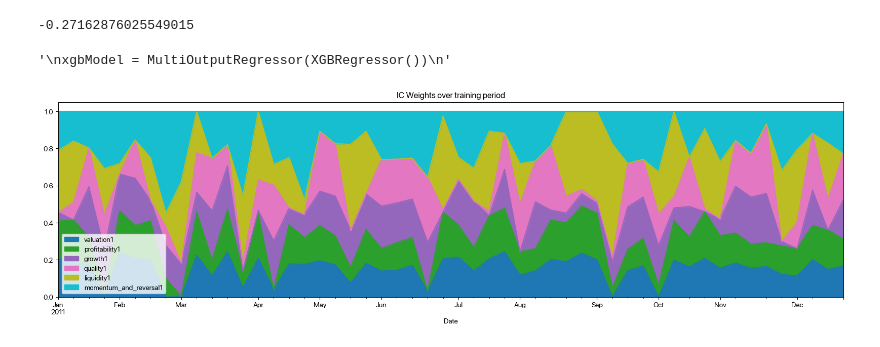
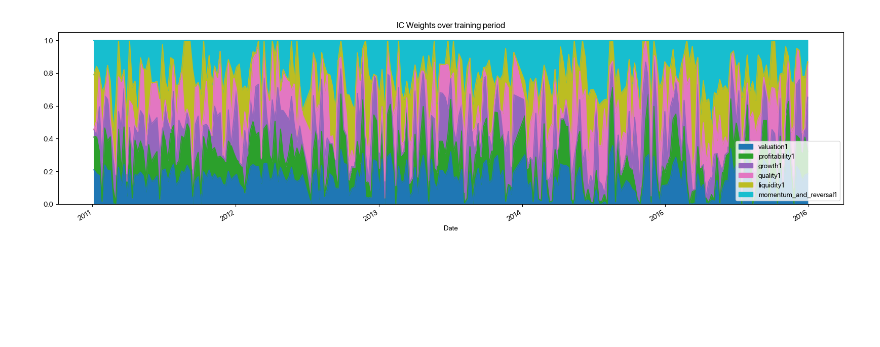
Before and after one commit to taehokimmm/MFSS-XGBoost, a Jupyter notebook: MFSS-XGBoost.ipynb, the cells around one changed output. Saved outputs shown, nothing was run; the diff lists cells and outputs as text; code cells hidden in the pictures; blank space fills up the shorter version.

```diff
--- a/MFSS-XGBoost.ipynb
+++ b/MFSS-XGBoost.ipynb
@@ -4,6 +4,7 @@ import sys
 import numpy as np
 import pandas as pd
 import matplotlib.pyplot as plt
-from tqdm import tqdm, trange
+
+plt.rcParams["font.family"] = "SF Pro Display"
 # %%
 DATA_DIR = os.path.join(os.getcwd(), "data")
@@ -75,32 +15 @@ class Stock:
-# %%
-class StockPile:
-    def __init__(self, name="StockPile", index=None):
-        self.name = name
-        self.stocks = []
-        self.index = index
-
-    def __str__(self):
-        return self.name
-
-    def addStock(self, stock: Stock):
-        self.stocks.append(stock)
-
-    def getIndex(self, currentTime):
-        return (
-            self.index[self.index["Date"] <= pd.to_datetime(currentTime)]
-            .tail(1)
-            .iloc[0]["Close"]
-        )
-
-    def calcIC(self, factor, currentTime, timeFrame=1):
-        factor = [stock.calcFactor(factor, currentTime) for stock in self.stocks]
-        alpha = [stock.calcReturn(currentTime, timeFrame) for stock in self.stocks]
-        return np.corrcoef(factor, alpha)[0][1]
-
-    def calcICBulk(self, currentTime):
-        return (
-            [self.calcIC(factor, currentTime, 1) for factor in FACTORS]
-            + [self.calcIC(factor, currentTime, 5) for factor in FACTORS]
-            + [self.calcIC(factor, currentTime, 10) for factor in FACTORS]
-        )
 # %%
@@ -113,28 +24,21 @@ for stock in stocks:
         os.path.join(DATA_DIR, f"{stock}_STAT.csv"), parse_dates=["Date"]
     )
     dow30.addStock(Stock(stock, df_price, df_stats))
-# %%
-dow30.calcIC("valuation", "2020-01-01", 10)
-# %% [output]
--0.27162876025549015
 # %%
 from xgboost import XGBRegressor
 from sklearn.multioutput import MultiOutputRegressor
 
 xgbModel = MultiOutputRegressor(
     XGBRegressor(
-        n_estimators=100,
+        n_estimators=200,
         learning_rate=0.05,
-        max_depth=3,
+        max_depth=6,
         min_child_weight=3,
-        gamma=10,
+        gamma=0,
         subsample=0.2,
-        colsample_bytree=0.6,
-        reg_lambda=0,
+        colsample_bylevel=1,
+        colsample_bytree=0.4,
+        reg_lambda=20,
+        missing=0,
     )
 )
-"""
-xgbModel = MultiOutputRegressor(XGBRegressor())
-"""
-# %% [output]
-'\nxgbModel = MultiOutputRegressor(XGBRegressor())\n'
@@ -168,21 +45,17 @@ nextIC_train = pd.DataFrame(nextic, columns=FACTORS)
+# %%
+from StockHelper import createICDataFrame
+IC_train, nextIC_train, icwithdate = createICDataFrame(dow30, TRAIN_PERIOD)
 # %%
 # IC Graph Generation
-icwithdate = pd.concat([Date, IC_train.iloc[:, 0:6]], axis=1)
-icwithdate.set_index("Date", inplace=True)
-icwithdate = icwithdate.sub(icwithdate.min(axis=1), axis=0).div(
-    icwithdate.max(axis=1) - icwithdate.min(axis=1), axis=0
-)
-icwithdate = icwithdate.div(icwithdate.sum(axis=1), axis=0)
-
 icwithdate.plot.area(
     figsize=(20, 5),
     legend=True,
     colormap="tab10",
     title="IC Weights over training period",
 )
 plt.savefig(dpi=300, fname="icweights.png")
 # %% [output]
-[figure, old version]
+[figure, new version]
 # %%
 # Model Training
 print(IC_train.shape, nextIC_train.shape)
```
Also changed, not shown: parts of 10 cells of this notebook, 2 other files.
